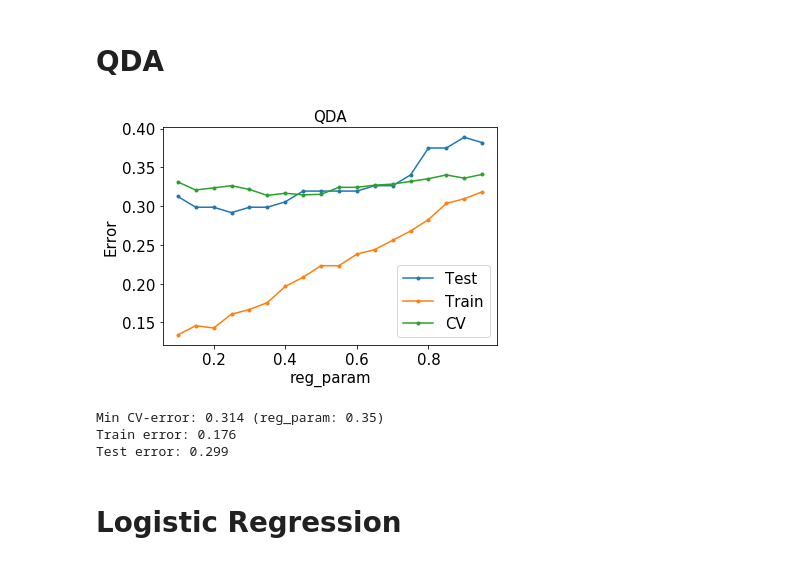
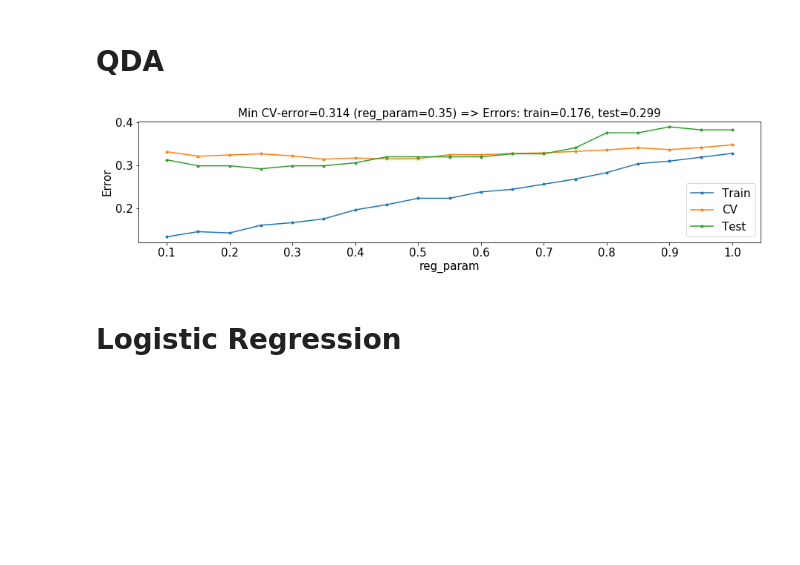
Before and after one commit to zaktan8/DataAnalysis, a Jupyter notebook: Lab2/Students2.ipynb, the cells around one changed output. Cells and saved outputs as stored; diff of their text form; code cells hidden in the pictures; blank space fills up the shorter version.

Commit message:
added some changes in graphics displaying

```diff
--- a/Lab2/Students2.ipynb
+++ b/Lab2/Students2.ipynb
@@ -468,26 +468,29 @@ from math import sqrt
 Для удобства введём некоторое кол-во функций, которые позже будут часто использоваться.
 # %%
 def do_magic(classifier_name, classifier, parameters_dict, results):
+    n_parameters = len(parameters_dict.keys())
     from copy import deepcopy
     best_parameters = {}
 
     for parameter_name, parameter_values in parameters_dict.items():
         clf = deepcopy(classifier)
         errors_dict = get_errors_dict(clf, parameter_name, parameter_values, train_test_split_data)
-        plot_errors(classifier_name, parameter_name, parameter_values, errors_dict)
-        plt.show()
 
         best_parameter_value, min_error = get_best_parameter_value(parameter_values, errors_dict.get('CV'))
         clf.set_params(**{parameter_name: best_parameter_value}).fit(x_train, y_train)
-        print('Min CV-error: {0:.3g} ({1}: {2:.3g})'.format(min_error, parameter_name, best_parameter_value))
+
+        title = "Min CV-error={0:.3g} ({1}={2:.3g}) => Errors: train={3:.3g}, test={4:.3g}".format(
+            min_error, parameter_name, best_parameter_value, *get_errors(clf, train_test_split_data))
+        plot_errors(title, parameter_name, parameter_values, errors_dict)
 
         train_error, test_error = get_errors(clf, train_test_split_data)
-        print_errors(train_error, test_error)
 
         best_parameters[parameter_name] = best_parameter_value
 
-    if (len(best_parameters) > 1):
-        s = "\n\nModel with best parameters ("
+    plt.show()
+
+    if (n_parameters > 1):
+        s = "Model with best parameters ("
         for name, value in best_parameters.items():
             clf = classifier.set_params(**{name: value})
             s = s + name + "=" + str(value) + ", "
@@ -592,13 +594,10 @@ Test error: 0.306
 # %% [markdown]
 # QDA
 # %%
-qda_parameters_dict = {'reg_param': np.arange(0.1, 1.0, 0.05)}
+qda_parameters_dict = {'reg_param': np.arange(0.1, 1.01, 0.05)}
 do_magic('QDA', QuadraticDiscriminantAnalysis(), qda_parameters_dict, results)
 # %% [output]
-[figure, old version]
+[figure, new version]
-Min CV-error: 0.314 (reg_param: 0.35)
-Train error: 0.176
-Test error: 0.299
 # %% [markdown]
 # Logistic Regression
 # %%
```
Also changed, not shown: parts of 26 cells of this notebook, 1 other file.
